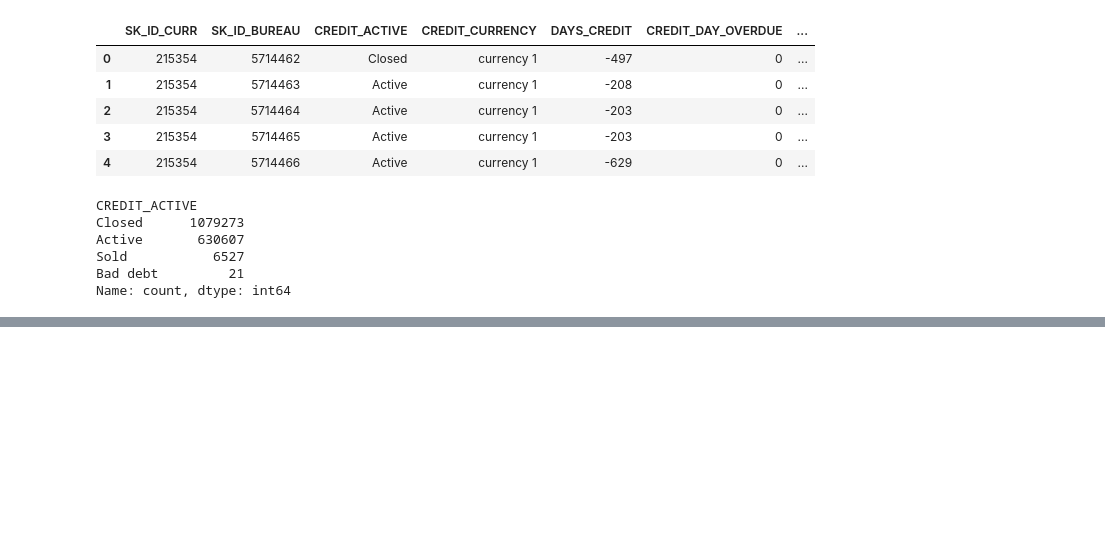
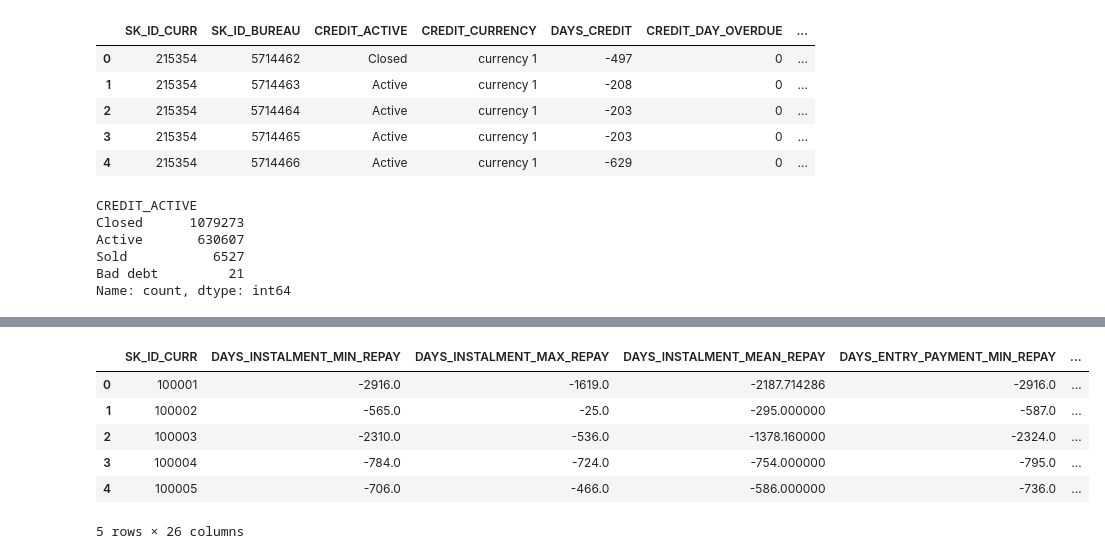
Before and after one commit to Yanxin-Ye/ml-ops-notes, a Jupyter notebook: designing-ml-systems/home-credit-default-risk/feature_engineering.ipynb, the cells around one changed output, grey strips where cells are left out. Saved outputs shown, nothing was run; the diff lists cells and outputs as text; code cells hidden in the pictures; blank space fills up the shorter version.

```diff
--- a/designing-ml-systems/home-credit-default-risk/feature_engineering.ipynb
+++ b/designing-ml-systems/home-credit-default-risk/feature_engineering.ipynb
@@ -123,0 +196,20 @@ bu_agg.to_csv("etl/bureau_agg.csv", header=True, index=False)
+# %%
+# How many is repaid:
+# PAYMENT_PERCENT
+# PAYMENT_GAP
+repay["PAYMENT_PERCENT"] = repay["AMT_PAYMENT"].div(repay["AMT_INSTALMENT"]).replace([np.inf, -np.inf], np.nan)
+repay['PAYMENT_GAP'] = repay['AMT_INSTALMENT'] - repay['AMT_PAYMENT']
+
+# Time point for repay: positive value-miss the due, negative-paid earlier
+repay['PAYMENT_TIME'] = repay['DAYS_ENTRY_PAYMENT'] - repay['DAYS_INSTALMENT']
+# %%
+repay_aggmethod = {'DAYS_INSTALMENT':['min', 'max', 'mean'],
+                   'DAYS_ENTRY_PAYMENT':['min', 'max', 'mean'],
+                   'AMT_INSTALMENT':['min', 'max', 'mean', 'sum'],
+                   'AMT_PAYMENT':['min', 'max', 'mean','sum'],
+                   'PAYMENT_PERCENT':['min', 'max', 'mean'],
+                   'PAYMENT_GAP':['min', 'max', 'mean','sum'],
+                   'PAYMENT_TIME':['min', 'max', 'mean','sum']}
+
+repay_agg = repay.groupby('SK_ID_CURR').agg(repay_aggmethod).reset_index()
+repay_agg.columns = [col[0].upper()+'_'+col[1].upper()+"_REPAY" if col[1] else col[0].upper() for col in repay_agg.columns]
@@ -123,0 +219,10 @@ bu_agg.to_csv("etl/bureau_agg.csv", header=True, index=False)
+# %%
+repay_agg.head()
+# %% [output]
+|  | SK_ID_CURR | DAYS_INSTALMENT_MIN_REPAY | DAYS_INSTALMENT_MAX_REPAY | DAYS_INSTALMENT_MEAN_REPAY | DAYS_ENTRY_PAYMENT_MIN_REPAY | ... |
+| 0 | 100001 | -2916.0 | -1619.0 | -2187.714286 | -2916.0 | ... |
+| 1 | 100002 | -565.0 | -25.0 | -295.000000 | -587.0 | ... |
+| 2 | 100003 | -2310.0 | -536.0 | -1378.160000 | -2324.0 | ... |
+| 3 | 100004 | -784.0 | -724.0 | -754.000000 | -795.0 | ... |
+| 4 | 100005 | -706.0 | -466.0 | -586.000000 | -736.0 | ... |
+5 rows × 26 columns
```
Also changed, not shown: parts of 14 cells of this notebook, 4 other files.
